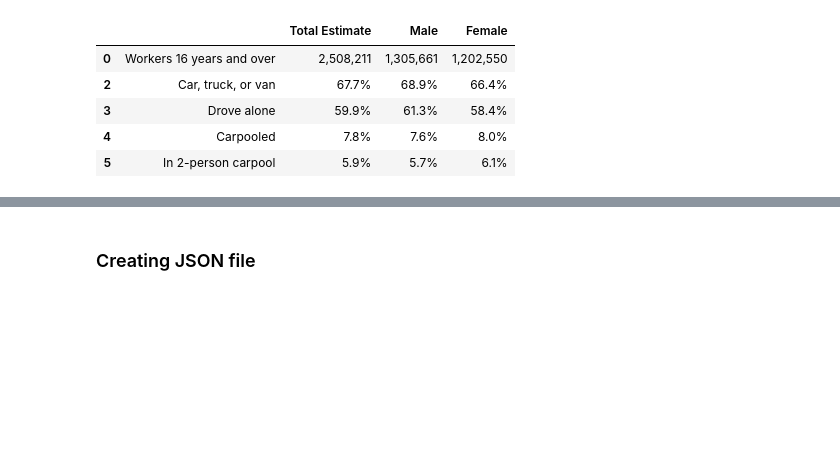
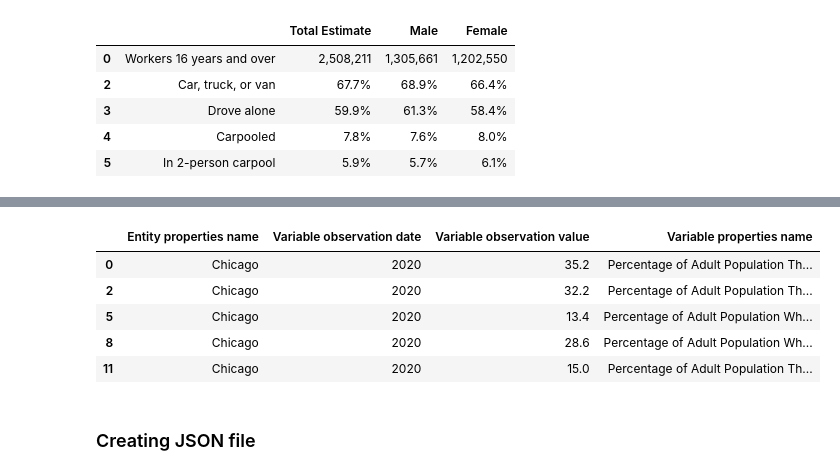
Before and after one commit to maddieemihle/major-city-visualization, a Jupyter notebook: data_files/chicago_data/chicago_dataset.ipynb, the cells around one changed output, grey strips where cells are left out. Cells and saved outputs as stored; diff of their text form; code cells hidden in the pictures; blank space fills up the shorter version.

```diff
--- a/data_files/chicago_data/chicago_dataset.ipynb
+++ b/data_files/chicago_data/chicago_dataset.ipynb
@@ -544,0 +574,13 @@ chicago_commute_df.to_csv('../chicago_data/cleaned_chi_commute.csv', index=False
+# %%
+# Filter the DataFrame to only include rows where 'Variable observation date' is 2020
+chicago_health_df = chicago_health_df[chicago_health_df['Variable observation date'] == 2020]
+
+# Display the filtered DataFrame
+chicago_health_df.head()
+# %% [output]
+|  | Entity properties name | Variable observation date | Variable observation value | Variable properties name |
+| 0 | Chicago | 2020 | 35.2 | Percentage of Adult Population Th... |
+| 2 | Chicago | 2020 | 32.2 | Percentage of Adult Population Th... |
+| 5 | Chicago | 2020 | 13.4 | Percentage of Adult Population Wh... |
+| 8 | Chicago | 2020 | 28.6 | Percentage of Adult Population Wh... |
+| 11 | Chicago | 2020 | 15.0 | Percentage of Adult Population Th... |
```
Also changed, not shown: parts of 9 cells of this notebook, 40 other files.
